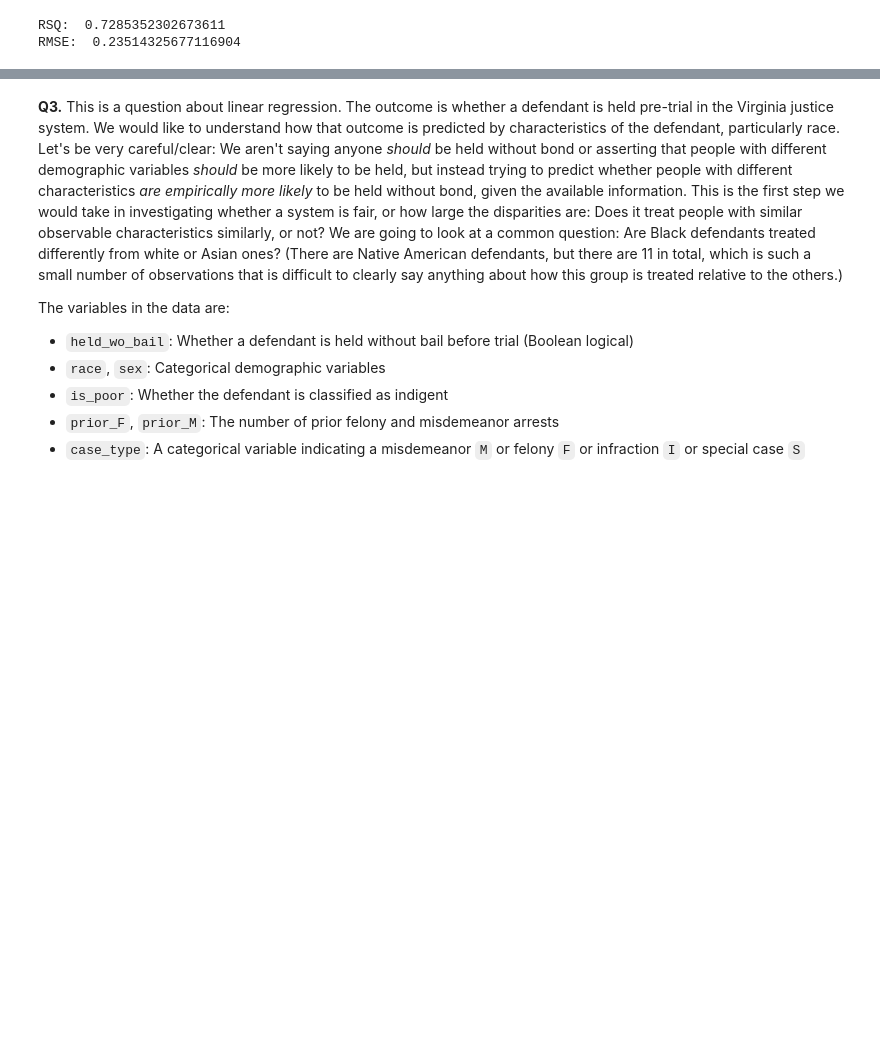
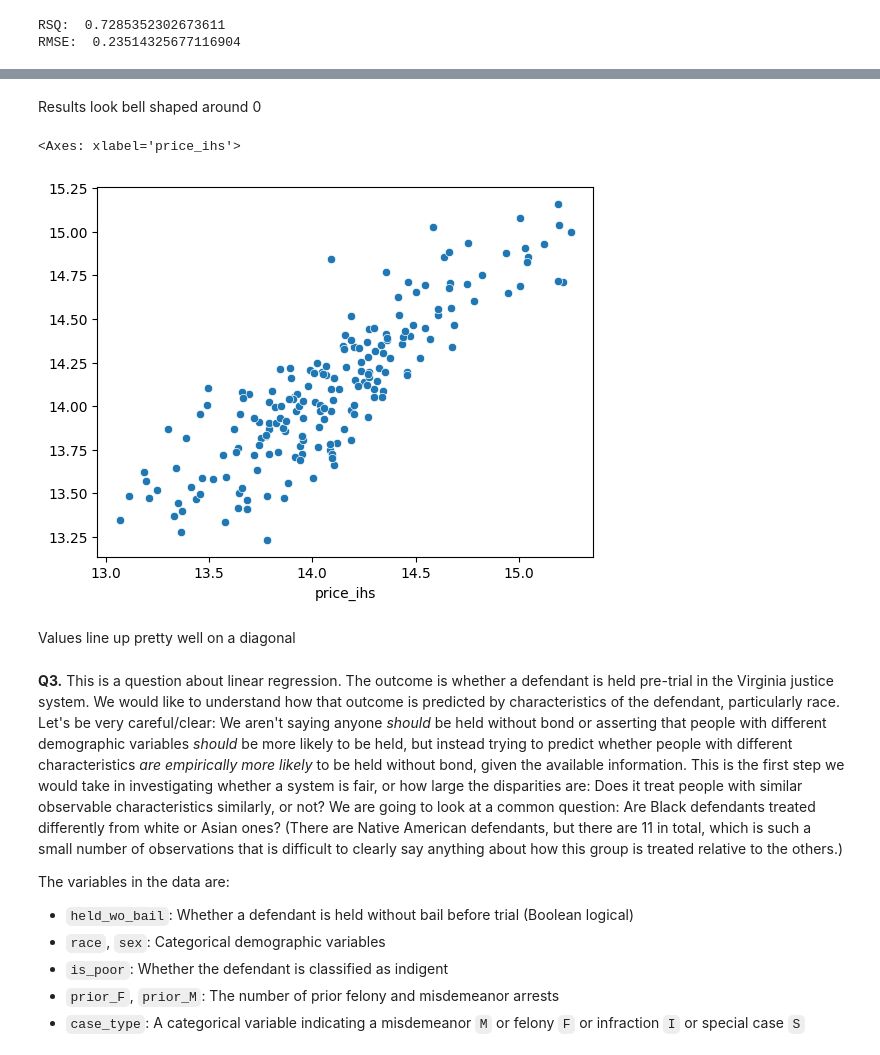
Before and after one commit to cwynne12/linearRegression, a Jupyter notebook: assignment.ipynb, the cells around one changed output, grey strips where cells are left out. Drawn from its saved outputs; the diff is of its cells as text; code cells hidden in the pictures; blank space fills up the shorter version.

```diff
--- a/assignment.ipynb
+++ b/assignment.ipynb
@@ -482,3 +561,12 @@ The combined categorical and numerical regression had the highest r-squared (and
+# %% [markdown]
+Results look bell shaped around 0
+# %%
+sns.scatterplot(x = ytest, y = y_hatcombined)
+# %% [output]
+<Axes: xlabel='price_ihs'>
+[figure, added]
+# %% [markdown]
+Values line up pretty well on a diagonal
 # %% [markdown]
 **Q3.** This is a question about linear regression. The outcome is whether a defendant is held pre-trial in the Virginia justice system. We would like to understand how that outcome is predicted by characteristics of the defendant, particularly race. Let's be very careful/clear: We aren't saying anyone *should* be held without bond or asserting that people with different demographic variables *should* be more likely to be held, but instead trying to predict whether people with different characteristics *are empirically more likely* to be held without bond, given the available information. This is the first step we would take in investigating whether a system is fair, or how large the disparities are: Does it treat people with similar observable characteristics similarly, or not? We are going to look at a common question: Are Black defendants treated differently from white or Asian ones? (There are Native American defendants, but there are 11 in total, which is such a small number of observations that is difficult to clearly say anything about how this group is treated relative to the others.)
 
```
Also changed, not shown: parts of 10 cells of this notebook.
